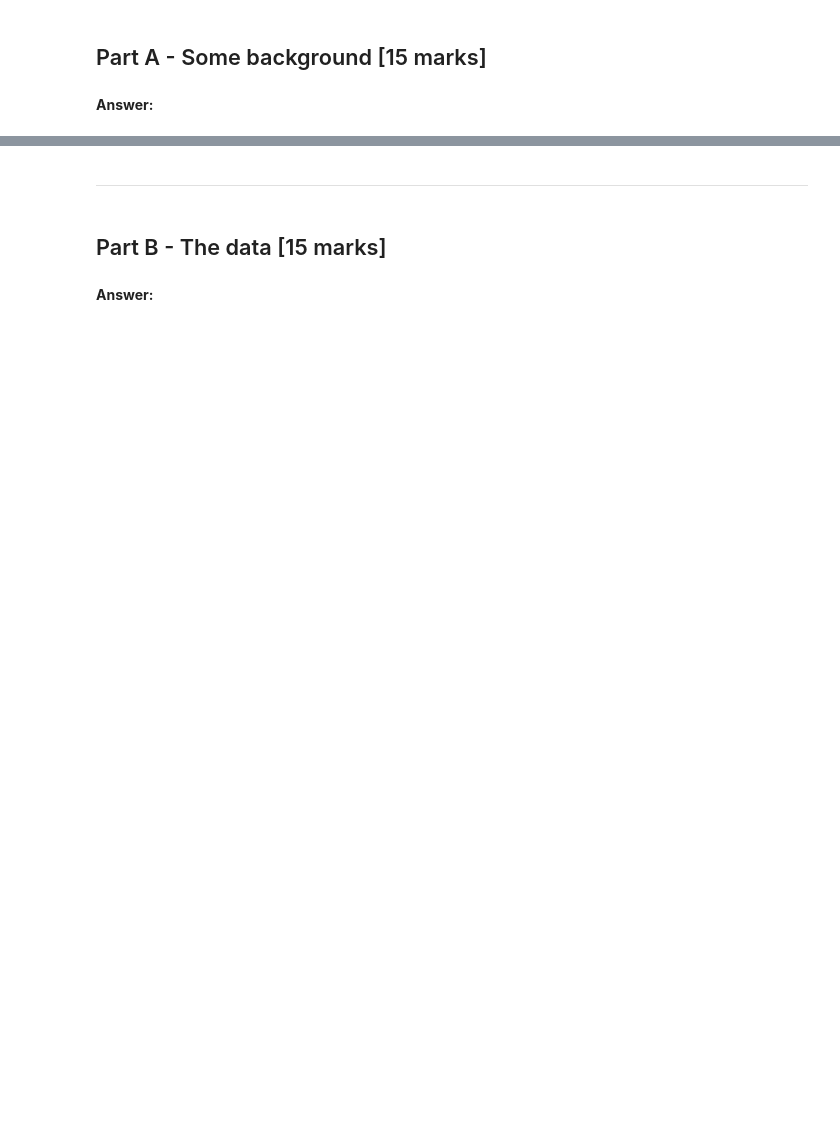
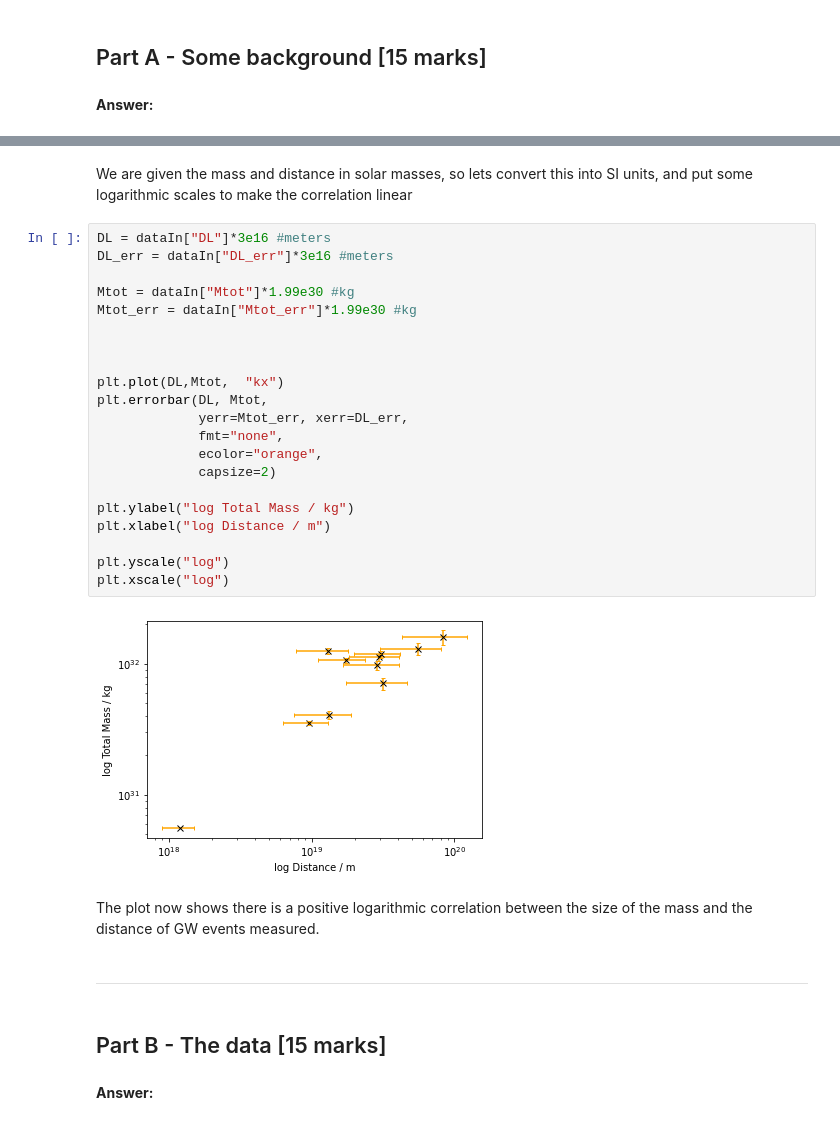
Before and after one commit to Clarke-Jools-36/DataAnalysis22, a Jupyter notebook: CA2_1903779.ipynb, the cells around one changed output, grey strips where cells are left out. Drawn from its saved outputs; the diff is of its cells as text; blank space fills up the shorter version.

```diff
--- a/CA2_1903779.ipynb
+++ b/CA2_1903779.ipynb
@@ -30,3 +83,30 @@ Your answer here
+# %% [markdown]
+We are given the mass and distance in solar masses, so lets convert this into SI units, and put some logarithmic scales to make the correlation linear
+# %%
+DL = dataIn["DL"]*3e16 #meters
+DL_err = dataIn["DL_err"]*3e16 #meters
+
+Mtot = dataIn["Mtot"]*1.99e30 #kg
+Mtot_err = dataIn["Mtot_err"]*1.99e30 #kg
+
+
+
+plt.plot(DL,Mtot,  "kx")
+plt.errorbar(DL, Mtot,
+             yerr=Mtot_err, xerr=DL_err,
+             fmt="none",
+             ecolor="orange",
+             capsize=2)
+
+plt.ylabel("log Total Mass / kg")
+plt.xlabel("log Distance / m")
+
+plt.yscale("log")
+plt.xscale("log")
+# %% [output]
+[figure, added]
+# %% [markdown]
+The plot now shows there is a positive logarithmic correlation between the size of the mass and the distance of GW events measured.
 # %% [markdown]
 ***
 # %% [markdown]
```
Also changed, not shown: parts of 23 cells of this notebook.
